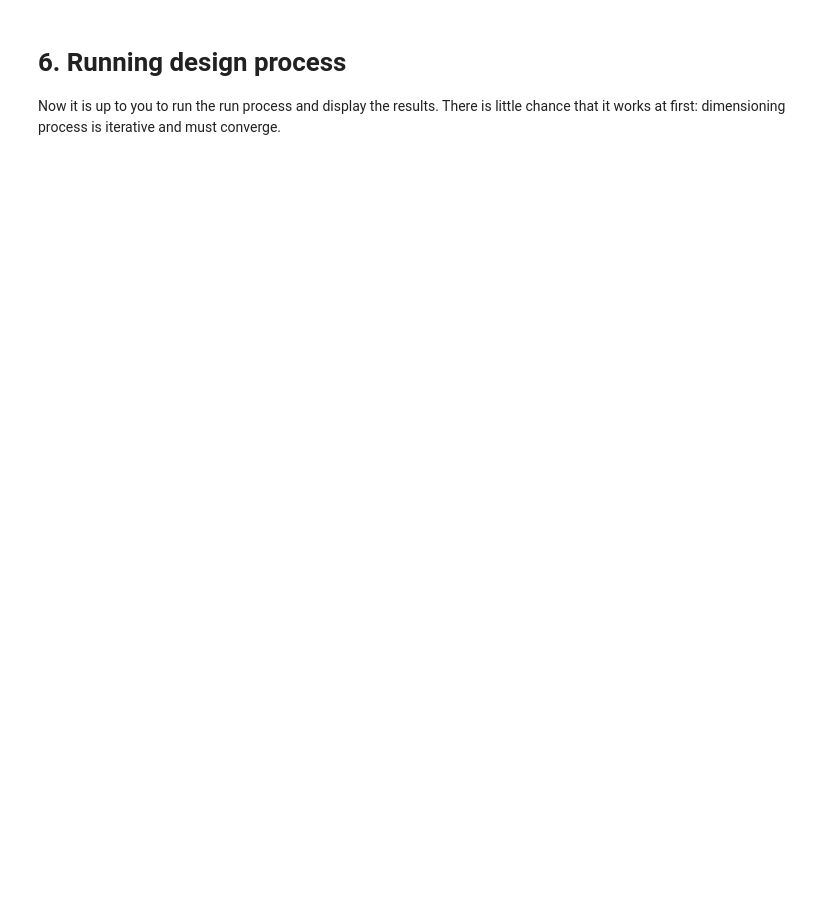
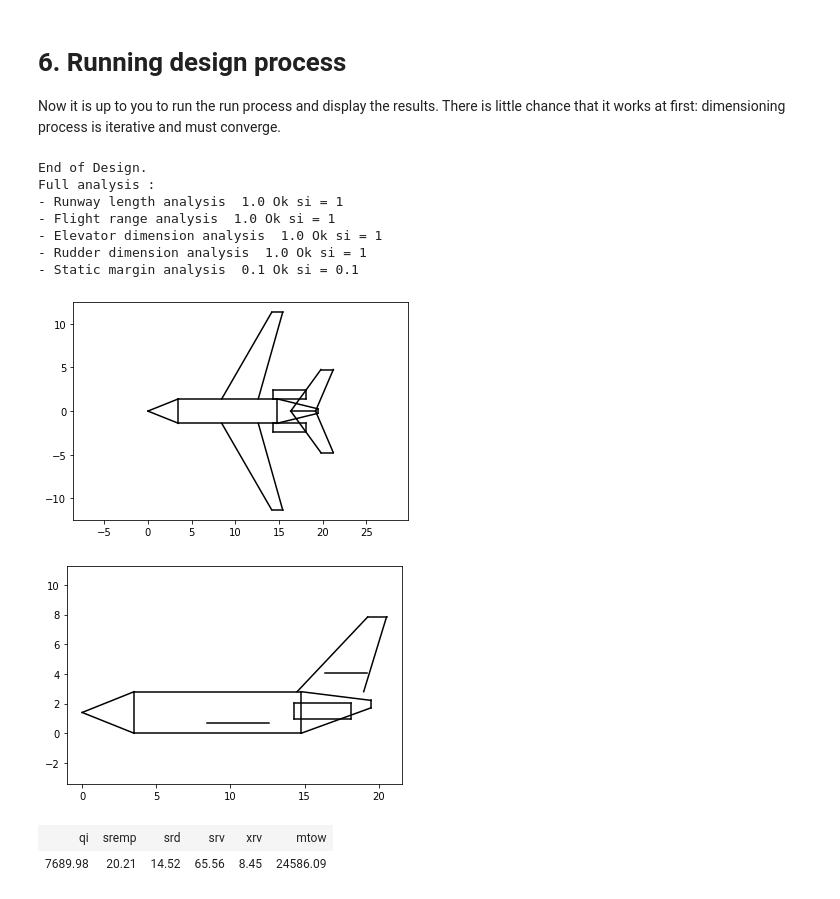
Before and after one commit to ridkaul/avion, a Jupyter notebook: LAPPY_Main .ipynb, the cells around one changed output. Drawn from its saved outputs; the diff is of its cells as text; code cells hidden in the pictures; blank space fills up the shorter version.

```diff
--- a/LAPPY_Main .ipynb
+++ b/LAPPY_Main .ipynb
@@ -211,23 +229,3 @@ to make the following graph::
 ![organigramme](Images/organigramme.JPG)
 
 Then you have to code the process, defining functions for each step according to the following pattern:
-# %%
-def etape1(avion, trace):
-    if
-    etape2(avion, trace)
-
-
-def etape2(avion, trace):
-    # code to be run
-    # ....
-
-    if <test KO>:
-        # correction's code to be run
-        # ....
-        #Next step
-        etape1(avion, trace)
-    else:
-        #Next step
-        etape3(avion, trace)
-
-def etape3(avion, trace):
@@ -248,3 +280,20 @@ courbe_iteration (trace, trace.sremp, "surface empenage", "k")
+# %%
+init_trace(trace)
+avion.count=0
+etape1(avion, trace)
+HTML(code_tableau_html_H_att([avion], ("srv", "srd", "sremp", "xrv","qi","mtow")))
+# %% [output]
+End of Design.
+Full analysis :
+- Runway length analysis  1.0 Ok si = 1
+- Flight range analysis  1.0 Ok si = 1
+- Elevator dimension analysis  1.0 Ok si = 1
+- Rudder dimension analysis  1.0 Ok si = 1
+- Static margin analysis  0.1 Ok si = 0.1
+[figure, added]
+[figure, added]
+| qi | sremp | srd | srv | xrv | mtow |
+| 7689.98 | 20.21 | 14.52 | 65.56 | 8.45 | 24586.09 |
 # %%
 courbe_iteration (trace, trace.srv, "Surf. ref voilure", "r")
 courbe_iteration (trace, trace.qi, "quantité carburant", "b")
```
Also changed, not shown: parts of 12 cells of this notebook, 6 other files.
